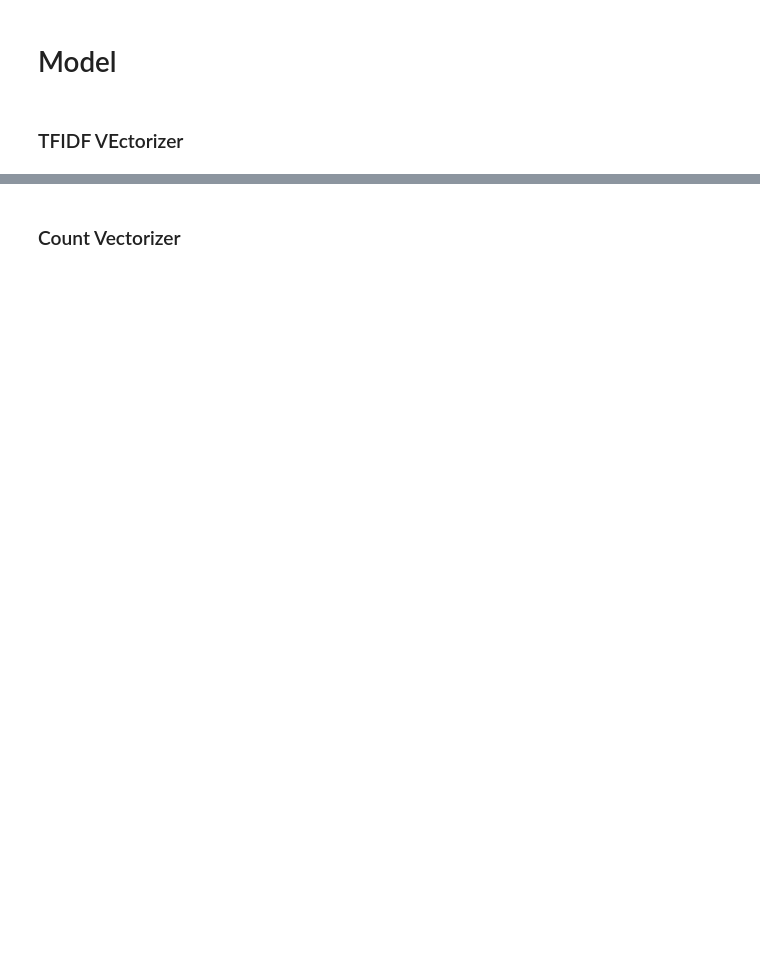
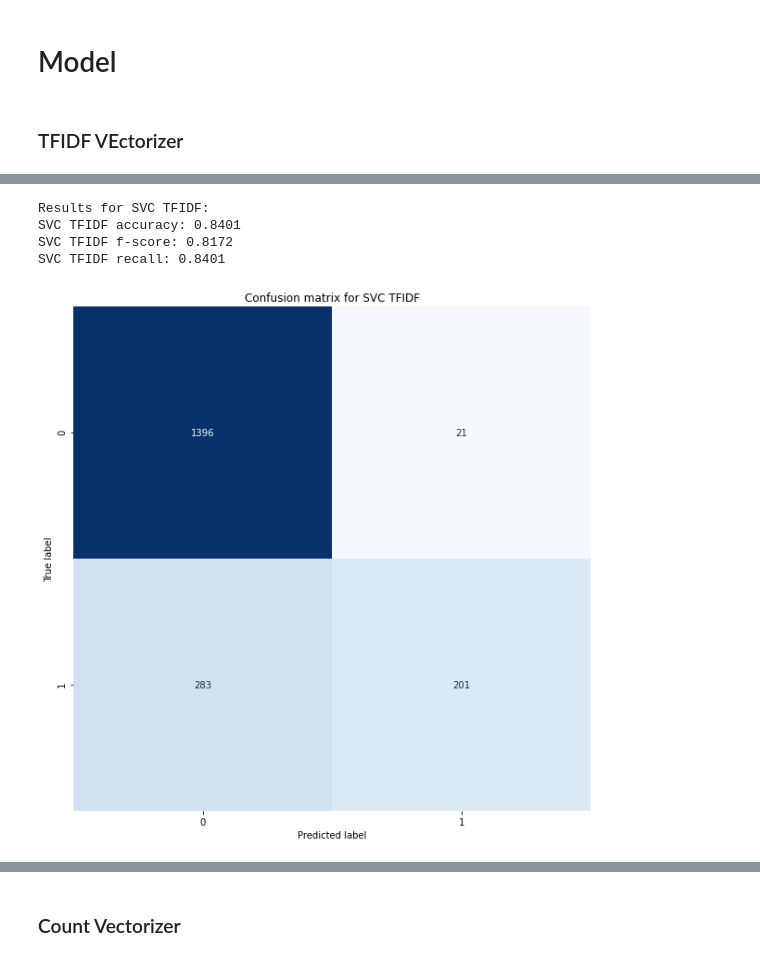
Before and after one commit to PatrykKotulak/Master-thesis, a Jupyter notebook: Hate_Speech_Detection_with_LSTM.ipynb, the cells around one changed output, grey strips where cells are left out. Cells and saved outputs as stored; diff of their text form; code cells hidden in the pictures; blank space fills up the shorter version.

```diff
--- a/Hate_Speech_Detection_with_LSTM.ipynb
+++ b/Hate_Speech_Detection_with_LSTM.ipynb
@@ -107,13 +119,19 @@ data.count_vectorizer()
 # %%
 # SVC
 
-# svc = Modeling(SVC(probability=True),
-#                data.X_train_tfidf, data.X_val_tfidf, data.y_train, data.y_val, result,
-#                'SVC TFIDF')
-# svc.fit_predict()
-# svc.print_results()
-# svc.plot_confusion_matrix()
-# result = svc.add_to_table()
+svc = Modeling(SVC(probability=True),
+               data.X_train_tfidf, data.X_val_tfidf, data.y_train, data.y_val, result,
+               'SVC TFIDF')
+svc.fit_predict()
+svc.print_results()
+svc.plot_confusion_matrix()
+result = svc.add_to_table()
+# %% [output]
+Results for SVC TFIDF:
+SVC TFIDF accuracy: 0.8401
+SVC TFIDF f-score: 0.8172
+SVC TFIDF recall: 0.8401
+[figure, added]
 # %%
 # SMOTE for SVC
 
```
Also changed, not shown: parts of 18 cells of this notebook, 1 other file.
